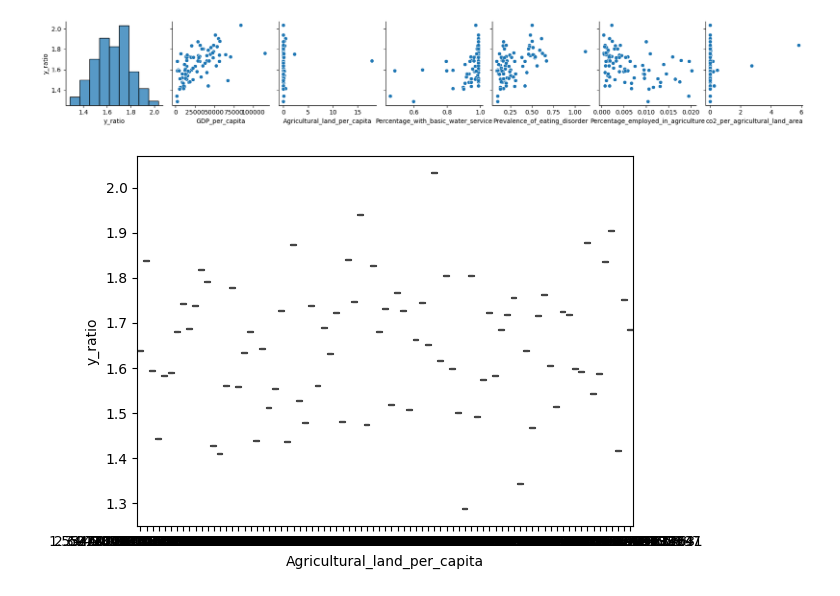
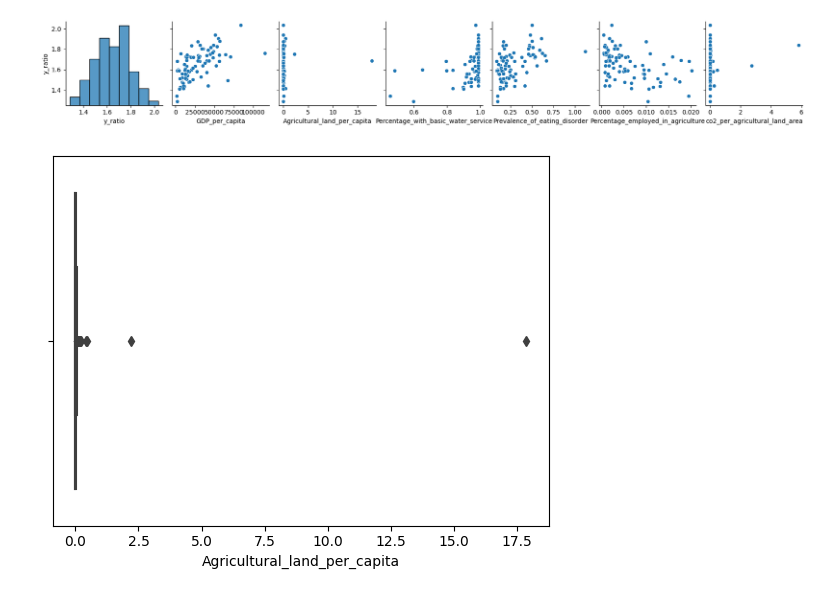
Before and after one commit to tanjoash/2D_data_driven_world, a Jupyter notebook: 2dwork/2D DDW.ipynb, the cells around one changed output. Drawn from its saved outputs; the diff is of its cells as text; code cells hidden in the pictures.

Commit message:
updated some plots to visualise

```diff
--- a/2dwork/2D DDW.ipynb
+++ b/2dwork/2D DDW.ipynb
@@ -433,6 +433,6 @@ myplot = sns.pairplot(y_vars = "y_ratio", data=df2018_combined)
 # %% [output]
 [figure]
 # %%
-myplot = sns.boxplot(x='Agricultural_land_per_capita', y= "y_ratio", data=df2018_combined)
+myplot = sns.boxplot(x = 'Agricultural_land_per_capita', data = df2018_combined)
 # %% [output]
-[figure, old version]
+[figure, new version]
```
Also changed, not shown: parts of 7 cells of this notebook.
